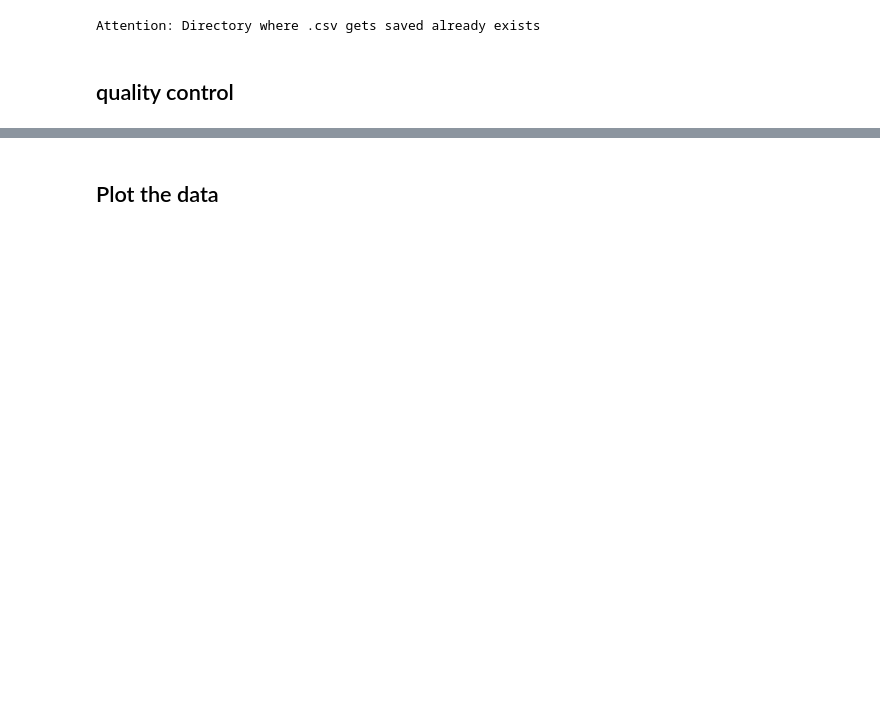
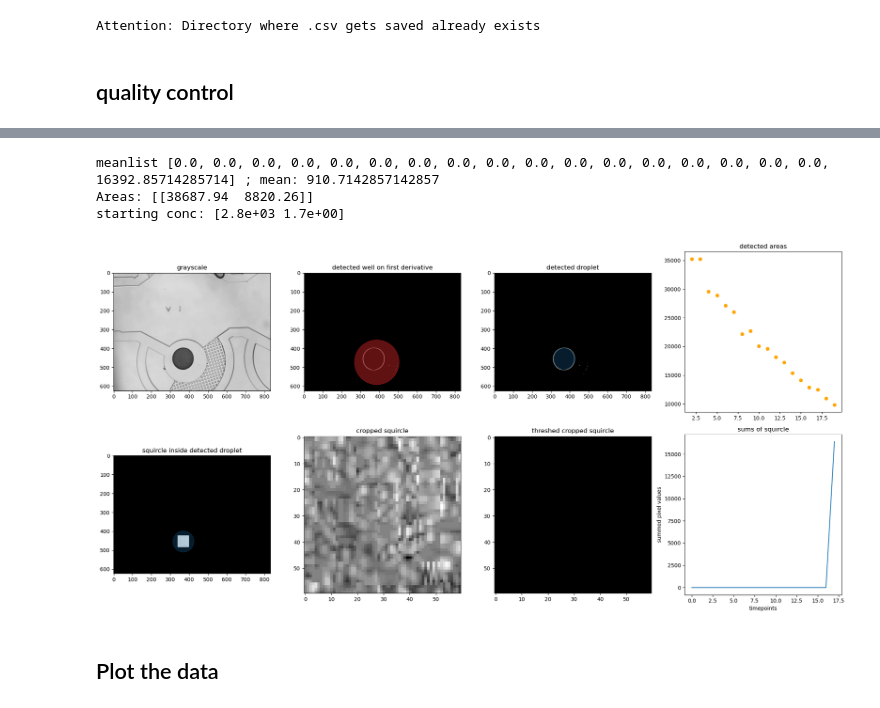
Before and after one commit to cfsb618/PyPhaseChip, a Jupyter notebook: pyphasechip.ipynb, the cells around one changed output, grey strips where cells are left out. Cells and saved outputs as stored; diff of their text form; code cells hidden in the pictures; blank space fills up the shorter version.

```diff
--- a/pyphasechip.ipynb
+++ b/pyphasechip.ipynb
@@ -114,8 +123,8 @@ pypc.images_to_dict(n_timepoints, number_of_diff_conc, n_wells, image_list, imag
 starting_concentrations = pypc.starting_concentration(initial_conc_sol1, initial_conc_sol2, initial_ratio)
 # or
 # write list
-#starting_concentrations = np.array(([40, 9.5], [200, 7.2], [530, 4], [2800, 1.7]))  # BSA Test set
-starting_concentrations = np.array(([9.4, 88.6], [21.2, 74.3], [44.8, 45.7], [56.6, 31.4]))
+starting_concentrations = np.array(([40, 9.5], [100, 7.2], [530, 4], [2800, 1.7]))  # BSA Test set
+#starting_concentrations = np.array(([9.4, 88.6], [21.2, 74.3], [33.0, 60.0], [44.8, 45.7], [56.6, 31.4]))
 
 print("Analyse data...")
 well_nr = 0
@@ -158,7 +167,7 @@ for conc_nr in range(number_of_diff_conc): # for n_rows_per_conc in range(2):
                 if time_idx == 0:
                     areas[0, 0] = droplet_arr[0, 3]
 
-                llps_status, areas, areas_list, mean_list, droplet_arr, squi, cro_squi, n_0 = pypc.detect_LLPS(percental_threshold, droplet_arr, llps_status, image, time_idx, areas, areas_list, mean_list, droplet_found, n_0)
+                llps_status, areas, areas_list, mean_list, droplet_arr, squi, cro_squi, n_0, thresh = pypc.detect_LLPS(percental_threshold, droplet_arr, llps_status, image, time_idx, areas, areas_list, mean_list, droplet_found, n_0, thresh_llps)
                                                                                                                                                 # masked_img
                 # if noise is too high, ignore droplet
                 # later: change "multiplet droplets" to "ignore well"
@@ -171,6 +180,7 @@ for conc_nr in range(number_of_diff_conc): # for n_rows_per_conc in range(2):
                 time_resolution[0][conc_nr][well_nr]['mean list'] = mean_list
                 time_resolution[time_idx][conc_nr][well_nr]['squ'] = squi
                 time_resolution[time_idx][conc_nr][well_nr]['cro squ'] = cro_squi
+                time_resolution[time_idx][conc_nr][well_nr]['cro squ thresh'] = thresh
 
                 time_resolution[time_idx][conc_nr][well_nr]['droplet array'] = droplet_arr
 
@@ -231,7 +255,7 @@ for c in range(0, number_of_diff_conc):
 # %%
-c = 0
-w = 3
-t = 40
+c = 3
+w = 2
+t = 19
 
 image = time_resolution[t][c][w]['gray'].copy()
 img  = time_resolution[t][c][w]['img'].copy() # masked img
@@ -249,46 +273,58 @@ print("starting conc:", starting_concentrations[c])
 #print("LLPS conc:", time_resolution[0][c][w]['LLPS conc'])
 
 fig, axs = plt.subplots(nrows=2, ncols=4, figsize=(20, 10))
 
 axs[0, 0].imshow(image, cmap="gray")
 axs[0,0 ].set_title("grayscale")
 
 axs[0, 1].imshow(grad, cmap="gray")
-axs[0, 1].set_title("first derv (gradient)")
+axs[0, 1].set_title("detected well on first derivative")
 circle = plt.Circle((xw, yw), rw, color='tab:red', alpha=0.45)
 axs[0, 1].add_patch(circle)
 
-axs[0, 2].imshow(img, cmap="gray")
-axs[0, 2].set_title("masked image")
+#axs[0, 2].imshow(img, cmap="gray")
+#axs[0, 2].set_title("masked first derivative")
 
-axs[0, 3].imshow(time_resolution[t][c][w]['grad2'], cmap="gray")
-axs[0, 3].set_title("detected droplet")
+axs[1, 2].imshow(time_resolution[t][c][w]['cro squ thresh'], cmap="gray")
+axs[1, 2].set_title("threshed cropped squircle")
+
+axs[0, 2].imshow(time_resolution[t][c][w]['grad2'], cmap="gray")
+axs[0, 2].set_title("detected droplet")
 circle = plt.Circle((xd, yd), rd, color='tab:blue', alpha=0.25)
-axs[0, 3].add_patch(circle)
+axs[0, 2].add_patch(circle)
 
 axs[1, 0].imshow(time_resolution[t][c][w]['squ'], cmap="gray")
 axs[1, 0].set_title("squircle inside detected droplet")
 circle = plt.Circle((xd, yd), rd, color='tab:blue', alpha=0.25)
 axs[1, 0].add_patch(circle)
 
 axs[1, 1].imshow(time_resolution[t][c][w]['cro squ'], cmap="gray")
 axs[1, 1].set_title("cropped squircle")
 
 x = []
 y = []
 for i in range(len(time_resolution[0][c][w]['areas_list'])):
     x.append(time_resolution[0][c][w]['areas_list'][i][1])
     y.append(time_resolution[0][c][w]['areas_list'][i][0])
-axs[1, 3].scatter(x, y, color='orange')
+axs[0, 3].scatter(x, y, color='orange')
+axs[0, 3].set_title("detected areas")
 
-axs[1, 2].plot(np.arange(len(time_resolution[0][c][w]['mean list'])), time_resolution[0][c][w]['mean list'])
-axs[1, 2].scatter(t, time_resolution[0][c][w]['mean list'][t], color='red')
-
-#axs[1, 2].plot(np.arange(len(time_resolution[0][c][w]['mean list'])), time_resolution[0][c][w]['mean list'])
+axs[1, 3].set_title("sums of squircle")
+axs[1, 3].set_xlabel("timepoints")
+axs[1, 3].set_ylabel("summed pixel values")
+axs[1, 3].plot(np.arange(len(time_resolution[0][c][w]['mean list'])), time_resolution[0][c][w]['mean list'])
+#axs[1, 3].scatter(t, time_resolution[0][c][w]['mean list'][len(time_resolution[0][c][w]['mean list'])], color='red')
 
 
-blurrr = cv2.dilate(time_resolution[t][c][w]['cro squ'], (5,5))
-print(blurrr.shape[0]*blurrr.shape[0] - np.count_nonzero(blurrr))
+plt.style.use("default")
+fig.tight_layout() #otherwise fig will be clipped
+filenamesvg = f'c{c}_w{w}_t{t}_method.svg'
+plt.savefig(image_folder + '/' + filenamesvg, bbox_inches="tight")
+# %% [output]
+meanlist [0.0, 0.0, 0.0, 0.0, 0.0, 0.0, 0.0, 0.0, 0.0, 0.0, 0.0, 0.0, 0.0, 0.0, 0.0, 0.0, 0.0, 16392.85714285714] ; mean: 910.7142857142857
+Areas: [[38687.94  8820.26]]
+starting conc: [2.8e+03 1.7e+00]
+[figure, added]
 # %% [markdown]
 ## Plot the data
 # %%
```
Also changed, not shown: parts of 4 cells of this notebook, 3 other files.
